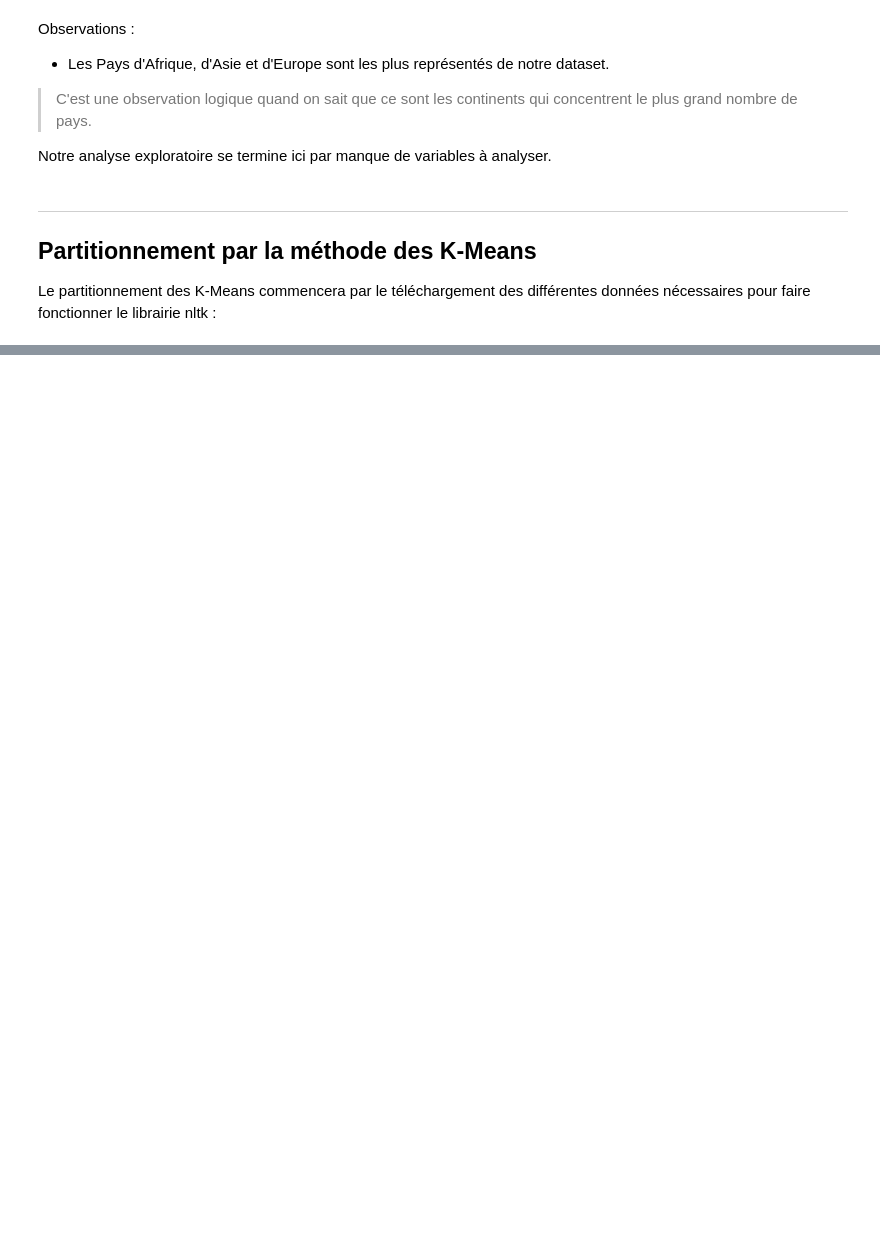
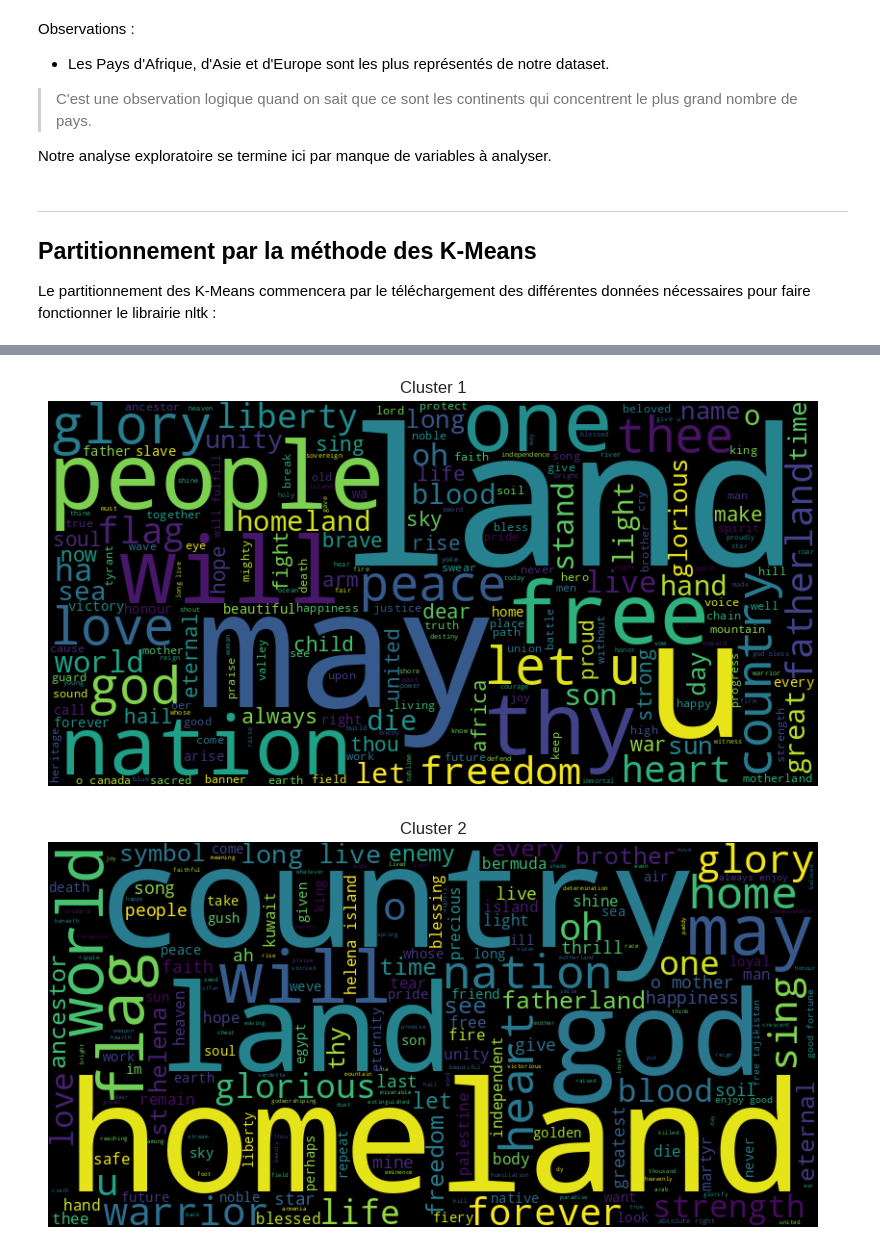
Before and after one commit to Furatus/4MLUP_Anthem, a Jupyter notebook: 4MLUP.ipynb, the cells around one changed output, grey strips where cells are left out. Drawn from its saved outputs; the diff is of its cells as text; code cells hidden in the pictures; blank space fills up the shorter version.

```diff
--- a/4MLUP.ipynb
+++ b/4MLUP.ipynb
@@ -102,0 +180,13 @@ nltk.download('punkt')
+# %%
+for cluster in df_anthem['cluster'].unique():
+    text = ' '.join(df_anthem[df_anthem['cluster'] == cluster]['Anthem'])
+    wordcloud = WordCloud(width=800, height=400).generate(text)
+
+    plt.figure(figsize=(10, 5))
+    plt.imshow(wordcloud, interpolation='bilinear')
+    plt.title(f'Cluster {cluster}')
+    plt.axis('off')
+    plt.show()
+# %% [output]
+[figure, added]
+[figure, added]
```
Also changed, not shown: parts of 11 cells of this notebook.
